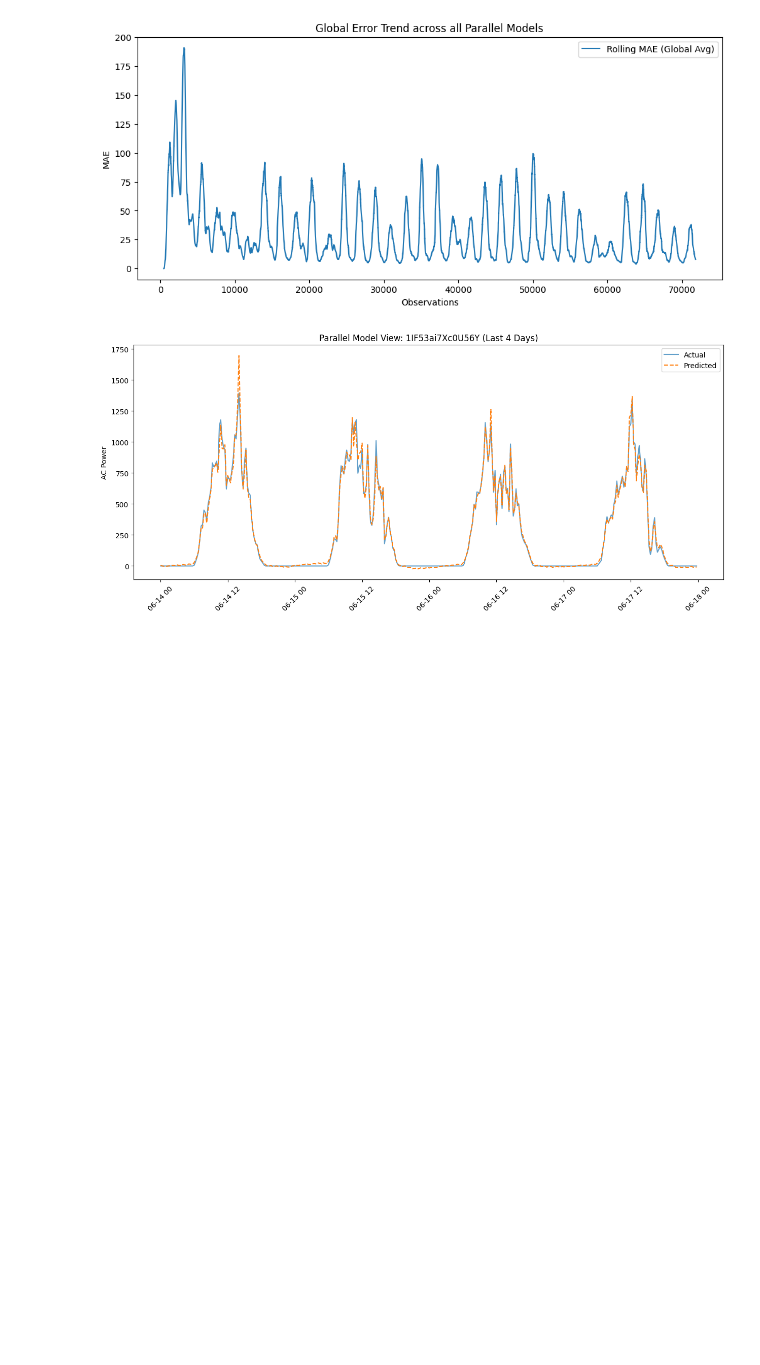
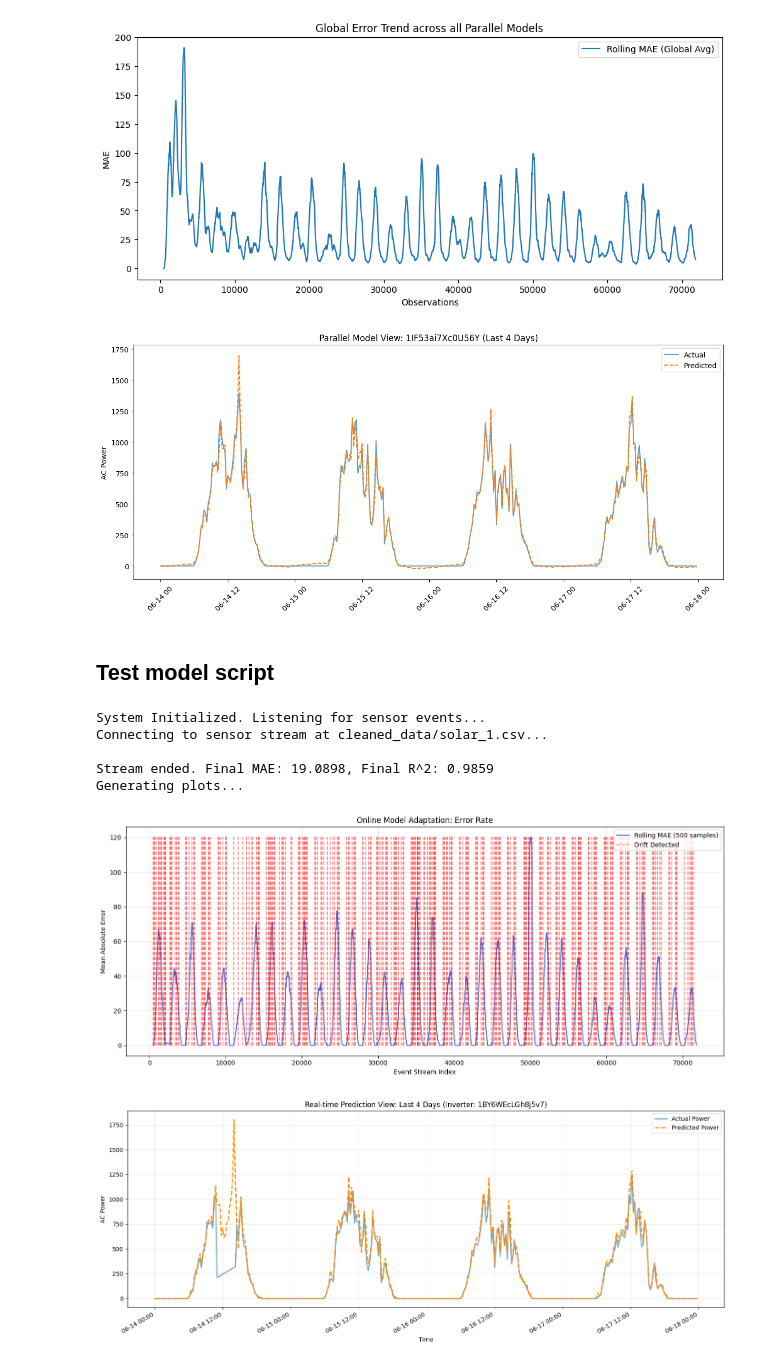
Before and after one commit to hifodbs/MAL_Project, a Jupyter notebook: model_v_0_1.ipynb, the cells around one changed output. Cells and saved outputs as stored; diff of their text form; code cells hidden in the pictures; blank space fills up the shorter version.

Commit message:
added model script v1

```diff
--- a/model_v_0_1.ipynb
+++ b/model_v_0_1.ipynb
@@ -184,3 +184,5 @@ R2: 0.977961
 Total Drifts Detected: 706
 [figure]
 [figure]
+# %% [markdown]
+## Test model script
@@ -186,0 +251,14 @@ Total Drifts Detected: 706
+# %%
+file_path = 'cleaned_data/solar_1.csv'
+
+results = run_realtime_controller(file_path)
+
+visualize_results(results)
+# %% [output]
+System Initialized. Listening for sensor events...
+Connecting to sensor stream at cleaned_data/solar_1.csv...
+
+Stream ended. Final MAE: 19.0898, Final R^2: 0.9859
+Generating plots...
+[figure, added]
+[figure, added]
```
Also changed, not shown: parts of 2 cells of this notebook, 1 other file.
